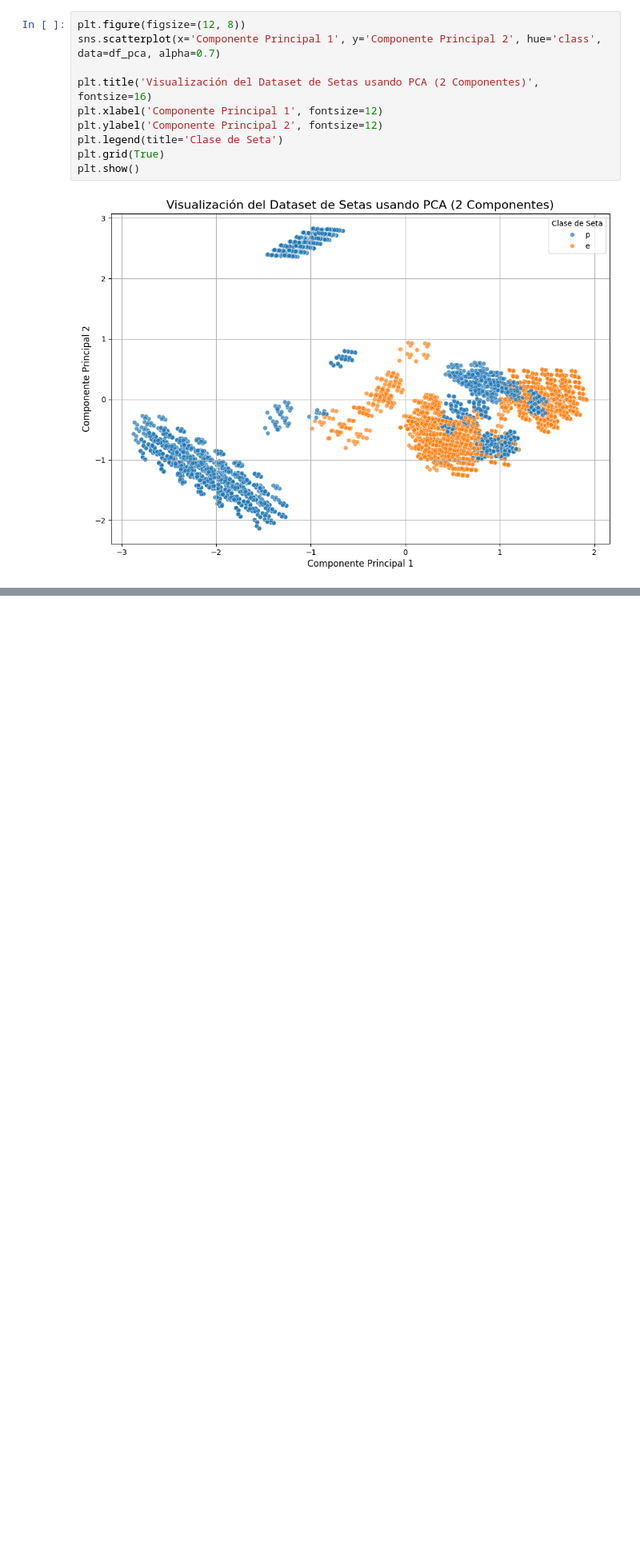
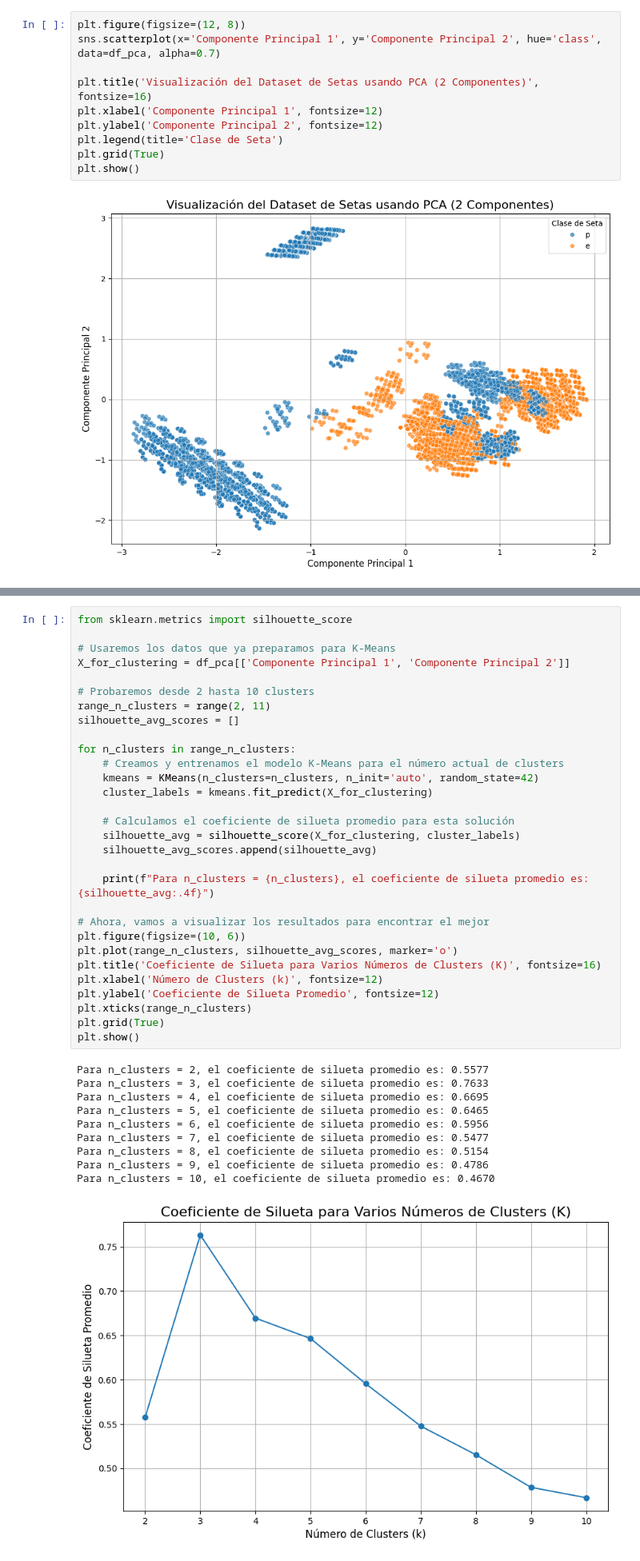
Before and after one commit to Kasthlen/kasthlen-aprendizaje-no-supervisado, a Jupyter notebook: kasthlen_clustering_pca.ipynb, the cells around one changed output, grey strips where cells are left out. Shown at 80% size. Saved outputs shown, nothing was run; the diff lists cells and outputs as text; blank space fills up the shorter version.

```diff
--- a/kasthlen_clustering_pca.ipynb
+++ b/kasthlen_clustering_pca.ipynb
@@ -215,0 +259,41 @@ plt.show()
+# %%
+from sklearn.metrics import silhouette_score
+
+# Usaremos los datos que ya preparamos para K-Means
+X_for_clustering = df_pca[['Componente Principal 1', 'Componente Principal 2']]
+
+# Probaremos desde 2 hasta 10 clusters
+range_n_clusters = range(2, 11)
+silhouette_avg_scores = []
+
+for n_clusters in range_n_clusters:
+    # Creamos y entrenamos el modelo K-Means para el número actual de clusters
+    kmeans = KMeans(n_clusters=n_clusters, n_init='auto', random_state=42)
+    cluster_labels = kmeans.fit_predict(X_for_clustering)
+
+    # Calculamos el coeficiente de silueta promedio para esta solución
+    silhouette_avg = silhouette_score(X_for_clustering, cluster_labels)
+    silhouette_avg_scores.append(silhouette_avg)
+
+    print(f"Para n_clusters = {n_clusters}, el coeficiente de silueta promedio es: {silhouette_avg:.4f}")
+
+# Ahora, vamos a visualizar los resultados para encontrar el mejor
+plt.figure(figsize=(10, 6))
+plt.plot(range_n_clusters, silhouette_avg_scores, marker='o')
+plt.title('Coeficiente de Silueta para Varios Números de Clusters (K)', fontsize=16)
+plt.xlabel('Número de Clusters (k)', fontsize=12)
+plt.ylabel('Coeficiente de Silueta Promedio', fontsize=12)
+plt.xticks(range_n_clusters)
+plt.grid(True)
+plt.show()
+# %% [output]
+Para n_clusters = 2, el coeficiente de silueta promedio es: 0.5577
+Para n_clusters = 3, el coeficiente de silueta promedio es: 0.7633
+Para n_clusters = 4, el coeficiente de silueta promedio es: 0.6695
+Para n_clusters = 5, el coeficiente de silueta promedio es: 0.6465
+Para n_clusters = 6, el coeficiente de silueta promedio es: 0.5956
+Para n_clusters = 7, el coeficiente de silueta promedio es: 0.5477
+Para n_clusters = 8, el coeficiente de silueta promedio es: 0.5154
+Para n_clusters = 9, el coeficiente de silueta promedio es: 0.4786
+Para n_clusters = 10, el coeficiente de silueta promedio es: 0.4670
+[figure, added]
```
Also changed, not shown: parts of 16 cells of this notebook.
